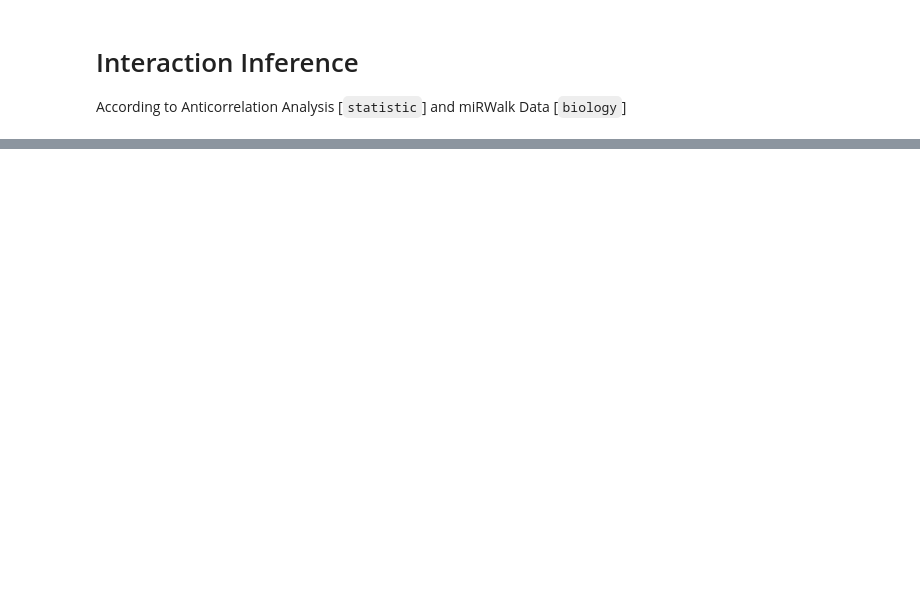
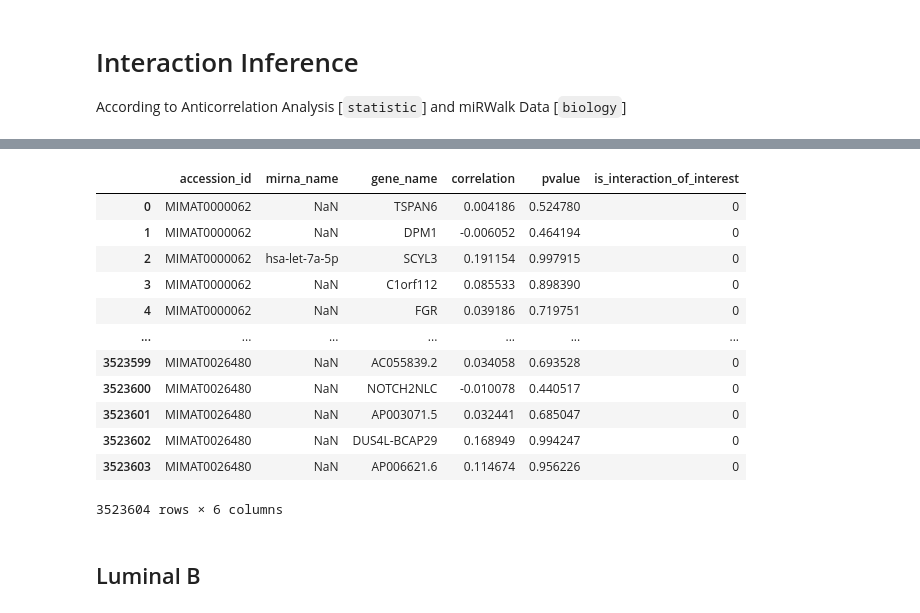
Before and after one commit to MylenaRoberta/pan-cancer-analysis, a Jupyter notebook: notebooks/02_interactions/03_interaction-inference.ipynb, the cells around one changed output, grey strips where cells are left out. Cells and saved outputs as stored; diff of their text form; code cells hidden in the pictures; blank space fills up the shorter version.

```diff
--- a/notebooks/02_interactions/03_interaction-inference.ipynb
+++ b/notebooks/02_interactions/03_interaction-inference.ipynb
@@ -360,0 +465,22 @@ plt.show()
+# %%
+# Infer the interactions of interest present in Luminal A tumor tissue
+df_interactions = inferring_interactions('Luminal A', df_mirwalk_interactions)
+# %%
+# Print the DataFrame of inferred interactions for this cohort
+df_interactions
+# %% [output]
+|  | accession_id | mirna_name | gene_name | correlation | pvalue | is_interaction_of_interest |
+| 0 | MIMAT0000062 | NaN | TSPAN6 | 0.004186 | 0.524780 | 0 |
+| 1 | MIMAT0000062 | NaN | DPM1 | -0.006052 | 0.464194 | 0 |
+| 2 | MIMAT0000062 | hsa-let-7a-5p | SCYL3 | 0.191154 | 0.997915 | 0 |
+| 3 | MIMAT0000062 | NaN | C1orf112 | 0.085533 | 0.898390 | 0 |
+| 4 | MIMAT0000062 | NaN | FGR | 0.039186 | 0.719751 | 0 |
+| ... | ... | ... | ... | ... | ... | ... |
+| 3523599 | MIMAT0026480 | NaN | AC055839.2 | 0.034058 | 0.693528 | 0 |
+| 3523600 | MIMAT0026480 | NaN | NOTCH2NLC | -0.010078 | 0.440517 | 0 |
+| 3523601 | MIMAT0026480 | NaN | AP003071.5 | 0.032441 | 0.685047 | 0 |
+| 3523602 | MIMAT0026480 | NaN | DUS4L-BCAP29 | 0.168949 | 0.994247 | 0 |
+| 3523603 | MIMAT0026480 | NaN | AP006621.6 | 0.114674 | 0.956226 | 0 |
+3523604 rows × 6 columns
+# %% [markdown]
+## Luminal B
```
Also changed, not shown: parts of 37 cells of this notebook, 2 other files.
